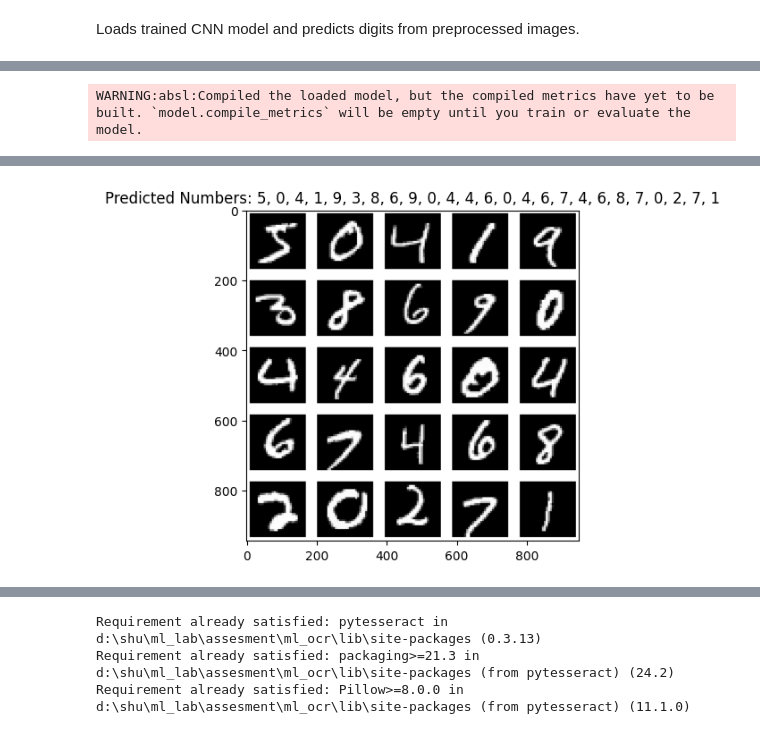
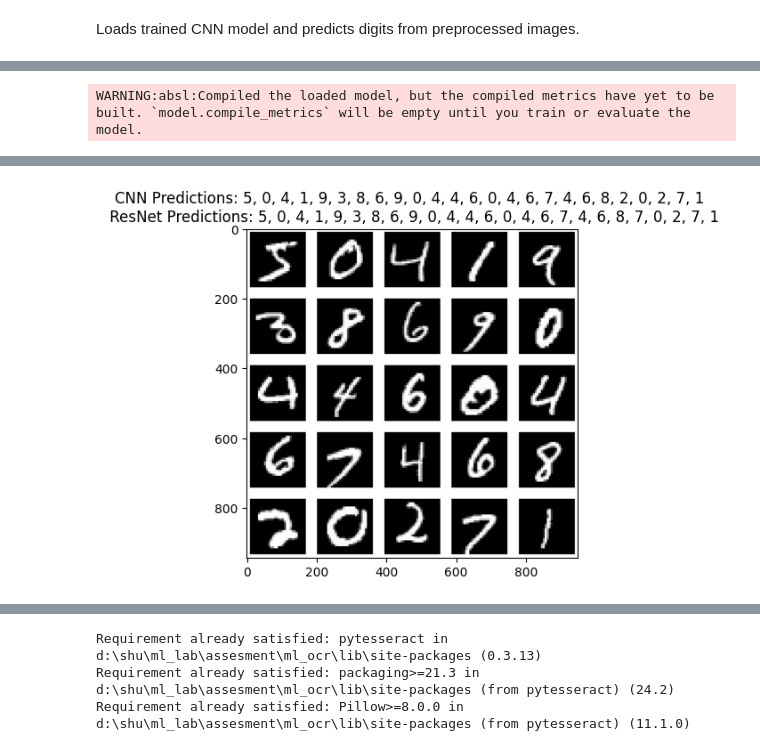
Before and after one commit to sims-kale/ML-handwriting-recognition-system, a Jupyter notebook: assesment.ipynb, the cells around one changed output, grey strips where cells are left out. Saved outputs shown, nothing was run; the diff lists cells and outputs as text; code cells hidden in the pictures.

Commit message:
add: ResNet Model & README.md

```diff
--- a/assesment.ipynb
+++ b/assesment.ipynb
@@ -479,32 +603,34 @@ Image shape before prediction: (1, 28, 28, 1)
 1/1 ━━━━━━━━━━━━━━━━━━━━ 0s 36ms/step
 ... (9 outputs left out)
 # %%
-def predict_digitsgrid(processed_digits, model):
+def predict_digitsgrid(processed_digits, cnn_model, resnet_model):
     # model = keras.models.load_model("mnist_model.h5")
-    predictions = []
+    cnn_predictions = []
+    resnet_predictions =[]
     for image in image_path[10:11]:
-        # Convert to grayscale and apply blur
         image = cv2.imread(image)
 
 
         for (x, y, w, h), digit_image in processed_digits:
-            # Prepare the image for prediction (add batch dimension)
             digit_input = np.expand_dims(digit_image, axis=0)
-            pred_probs = model.predict(digit_input)
-            pred_digit = np.argmax(pred_probs)
-            predictions.append(pred_digit)
+            cnn_pred_probs = cnn_model.predict(digit_input)
+            cnn_pred_digit = np.argmax(cnn_pred_probs)  # Get highest probability digit
+            resnet_pred_probs = resnet_model.predict(digit_input)  # Get probability distribution
+            resnet_pred_digit = np.argmax(resnet_pred_probs)
+            cnn_predictions.append(cnn_pred_digit)
+            resnet_predictions.append(resnet_pred_digit)
 
-    return predictions, image
+    return cnn_predictions, resnet_predictions, image
 
-# Ensure processed_digits is defined by calling preprocess_image
 # processed_digits, image = preprocess_digitGrid(image_path)
 
-model = keras.models.load_model("mnist_model.h5")
-predictions, img = predict_digitsgrid(processed_digits, model)
+cnn_model = keras.models.load_model("mnist_cnn_model_improved.h5")  # Load trained  cnn model
+resnet_model = keras.models.load_model("resnet_like_model.keras")  # Load trained ResNet model
+cnn_predictions, resnet_predicitions, img = predict_digitsgrid(processed_digits, cnn_model, resnet_model)
 
 # Display the annotated image (convert BGR to RGB for display in matplotlib)
 plt.imshow(cv2.cvtColor(img, cv2.COLOR_BGR2RGB))
-plt.title(f"Predicted Numbers: {', '.join(map(str, predictions))}")
+plt.title(f"CNN Predictions: {', '.join(map(str, cnn_predictions))} \n ResNet Predictions: {', '.join(map(str, resnet_predicitions))}")
 plt.grid(False)
 plt.show()
 # %% [output]
@@ -529,2 +655,2 @@ WARNING:absl:Compiled the loaded model, but the compiled metrics have yet to be
-[figure, old version]
+[figure, new version]
 # %%
```
Also changed, not shown: parts of 12 cells of this notebook, 8 other files.
